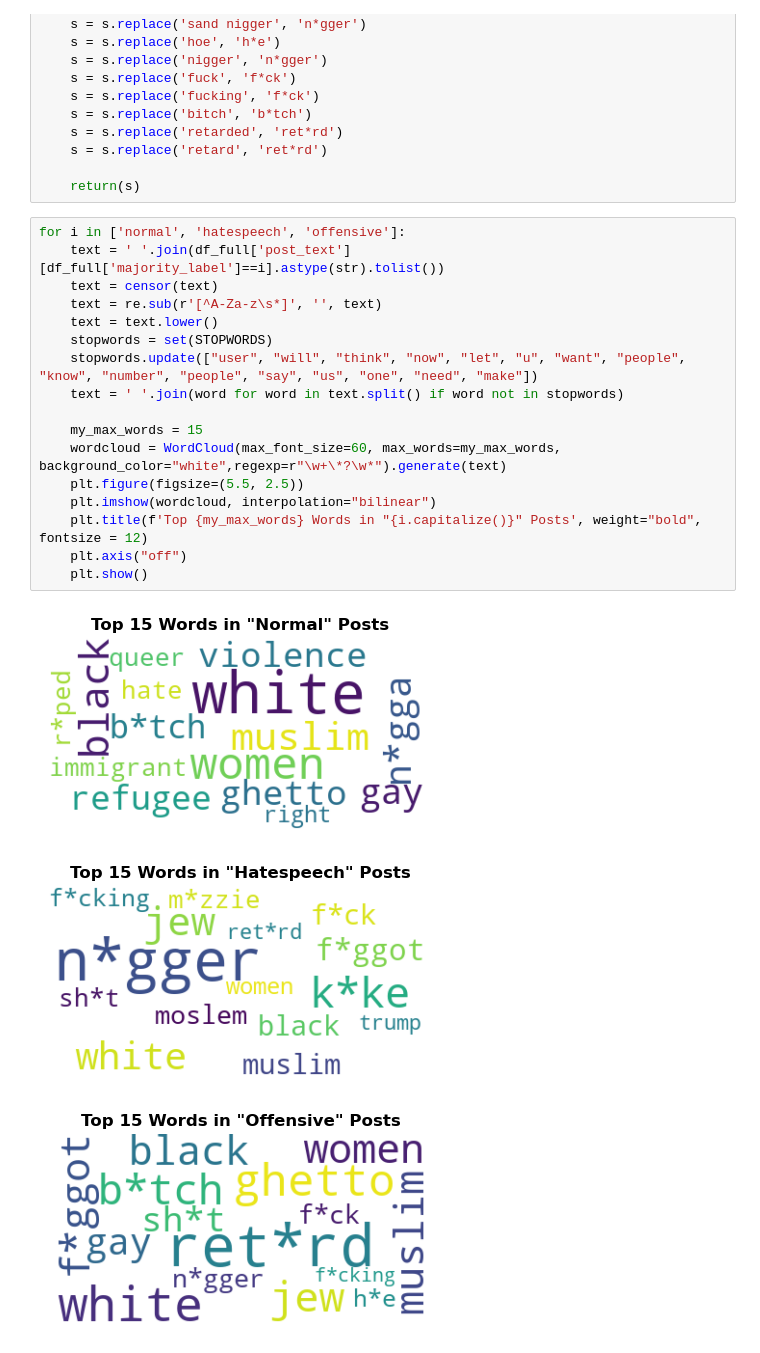
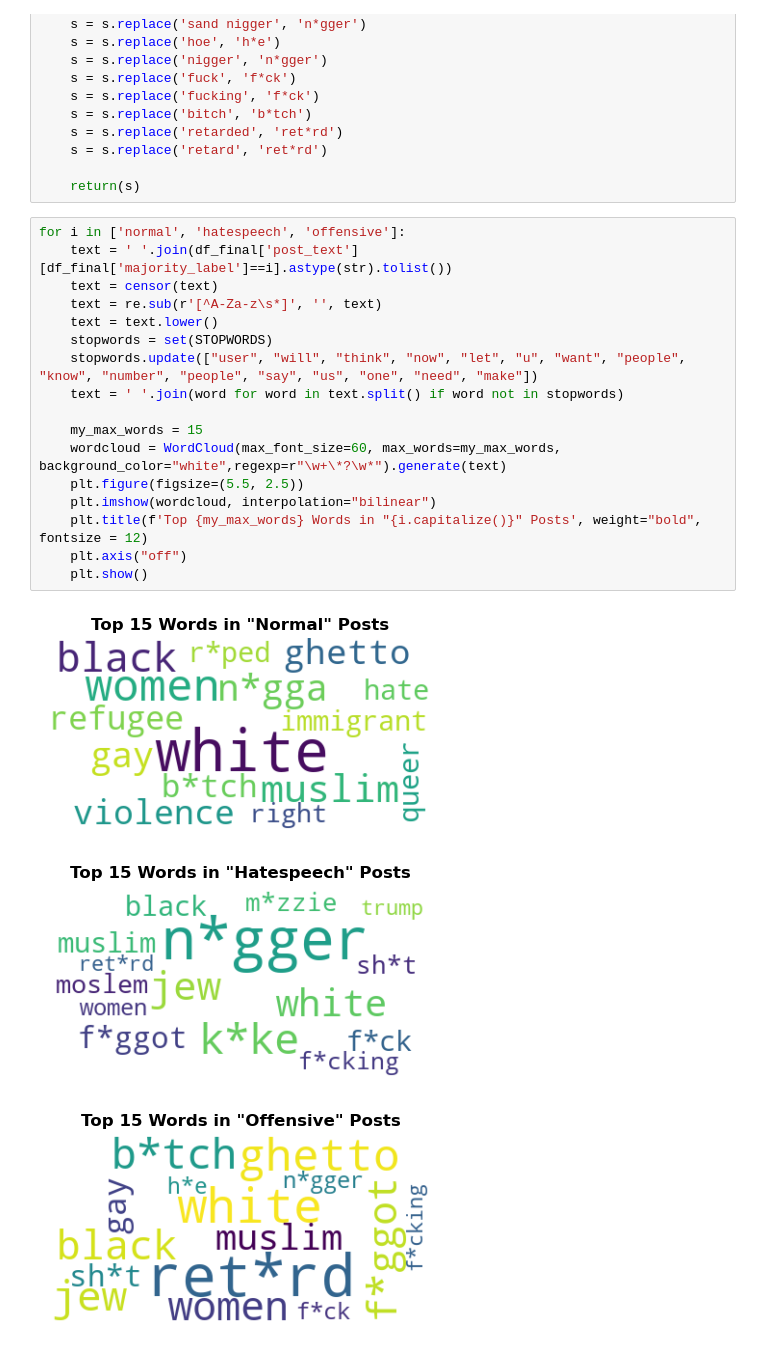
Before and after one commit to arielktran/HateSpeech, a Jupyter notebook: CSS206_project1_Ariel.ipynb, the cells around one changed output. Drawn from its saved outputs; the diff is of its cells as text.

```diff
--- a/CSS206_project1_Ariel.ipynb
+++ b/CSS206_project1_Ariel.ipynb
@@ -513,22 +513,22 @@ def censor(s):
     return(s)
 # %%
 for i in ['normal', 'hatespeech', 'offensive']:
-    text = ' '.join(df_full['post_text'][df_full['majority_label']==i].astype(str).tolist())
+    text = ' '.join(df_final['post_text'][df_final['majority_label']==i].astype(str).tolist())
     text = censor(text)
     text = re.sub(r'[^A-Za-z\s*]', '', text)
     text = text.lower()
     stopwords = set(STOPWORDS)
     stopwords.update(["user", "will", "think", "now", "let", "u", "want", "people", "know", "number", "people", "say", "us", "one", "need", "make"])
     text = ' '.join(word for word in text.split() if word not in stopwords)
 
     my_max_words = 15
     wordcloud = WordCloud(max_font_size=60, max_words=my_max_words, background_color="white",regexp=r"\w+\*?\w*").generate(text)
     plt.figure(figsize=(5.5, 2.5))
     plt.imshow(wordcloud, interpolation="bilinear")
     plt.title(f'Top {my_max_words} Words in "{i.capitalize()}" Posts', weight="bold", fontsize = 12)
     plt.axis("off")
     plt.show()
 # %% [output]
-[figure, old version]
+[figure, new version]
-[figure, old version]
+[figure, new version]
-[figure, old version]
+[figure, new version]
```
Also changed, not shown: parts of 10 cells of this notebook, 3 other files.
